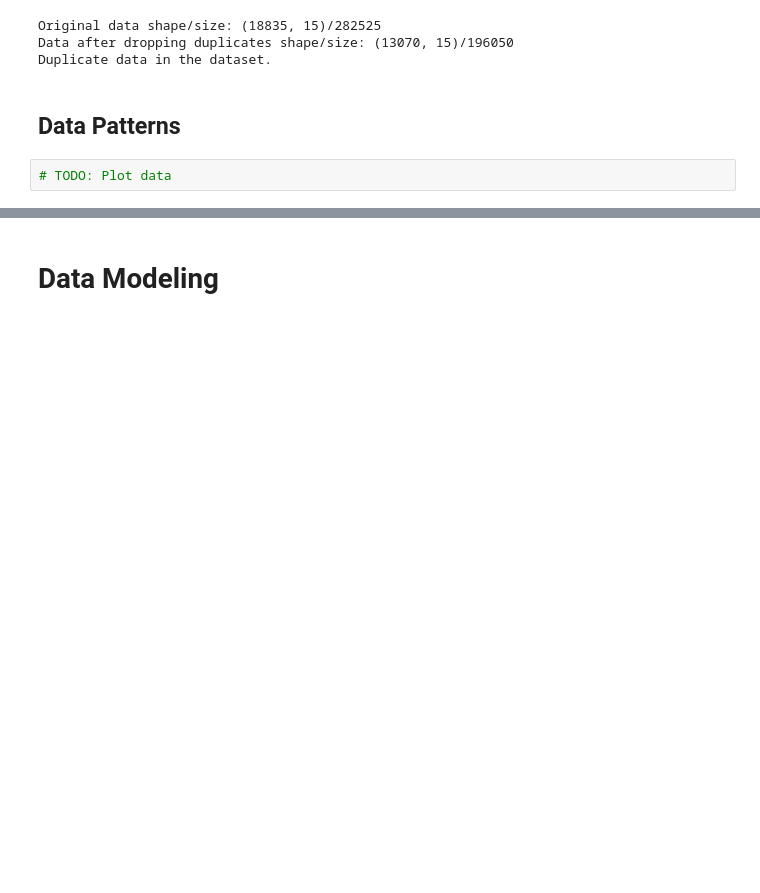
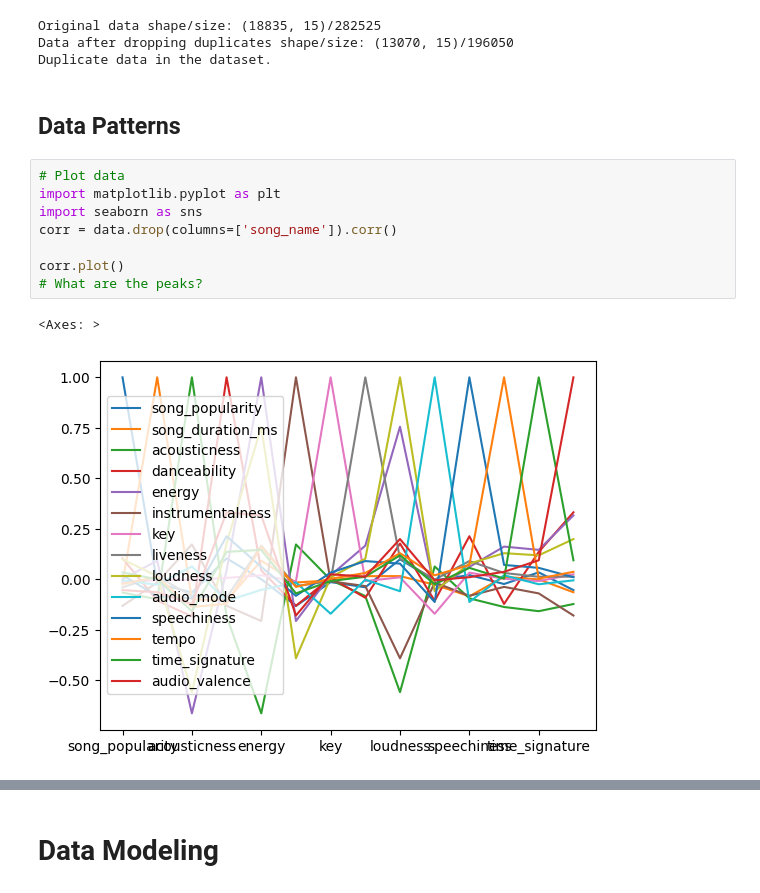
Before and after one commit to AlexanderBeck0/CS539-Final-Project, a Jupyter notebook: data_exploration.ipynb, the cells around one changed output, grey strips where cells are left out. Cells and saved outputs as stored; diff of their text form; blank space fills up the shorter version.

Commit message:
Added a heat map and plotted the data

```diff
--- a/data_exploration.ipynb
+++ b/data_exploration.ipynb
@@ -49,5 +49,14 @@ Duplicate data in the dataset.
 # %% [markdown]
 ## Data Patterns
 # %%
-# TODO: Plot data
+# Plot data
+import matplotlib.pyplot as plt
+import seaborn as sns
+corr = data.drop(columns=['song_name']).corr()
+
+corr.plot()
+# What are the peaks?
+# %% [output]
+<Axes: >
+[figure, added]
 # %%
```
Also changed, not shown: parts of 1 cell of this notebook, 1 other file.
